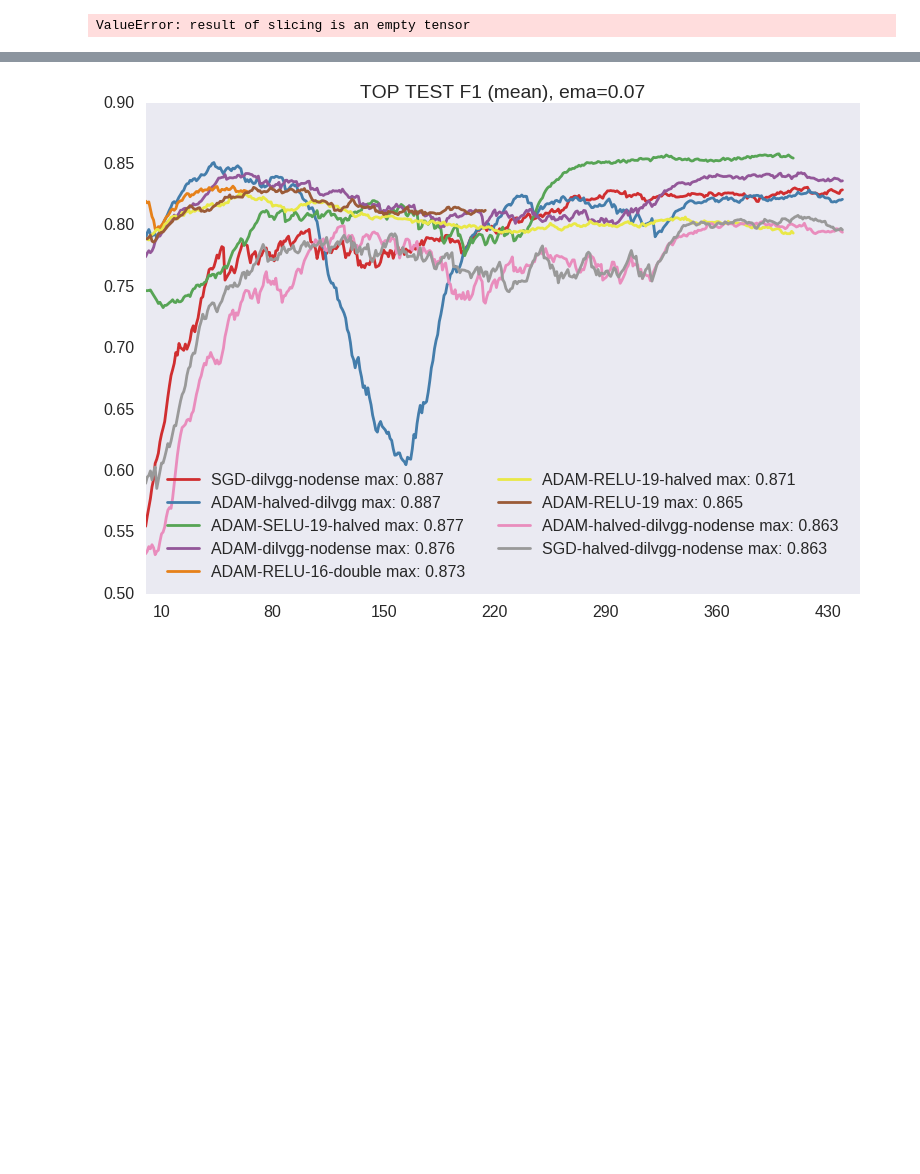
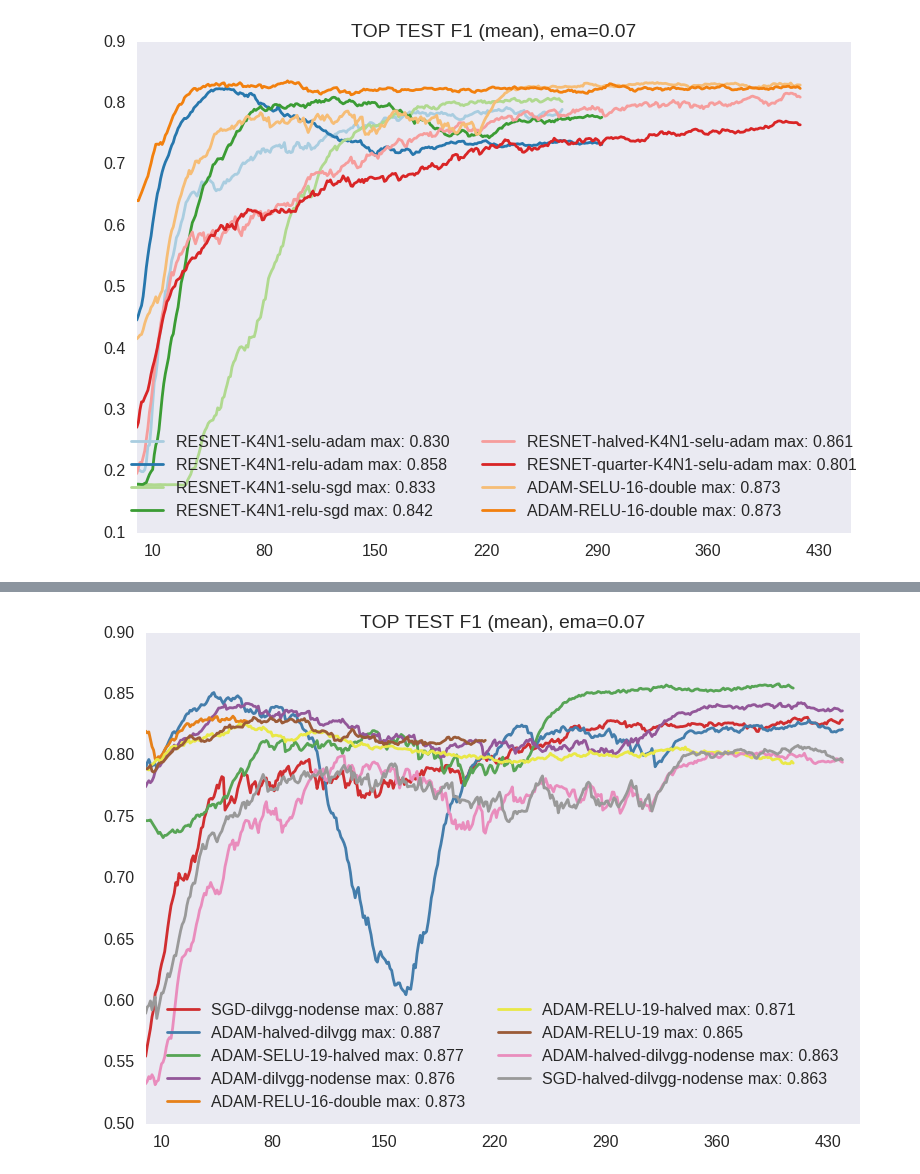
Before and after one commit to botcs/cinc2017, a Jupyter notebook: trainer-watcher.ipynb, the cells around one changed output, grey strips where cells are left out. Cells and saved outputs as stored; diff of their text form; code cells hidden in the pictures; blank space fills up the shorter version.

```diff
--- a/trainer-watcher.ipynb
+++ b/trainer-watcher.ipynb
@@ -20,16 +34,16 @@ load  saved/RESNET-K4N1-relu-sgd/0001/trainer
 # %%
 #%matplotlib notebook
-sns.set_palette(sns.color_palette("Set1", n_colors=14, desat=.8))
-def add_plot(T, alpha=0.07):
+sns.set_palette(sns.color_palette("Paired", n_colors=14, desat=.9))
+def add_plot(T, alpha=0.1):
     plt.plot(ema(th.cat(T.test_F1)[:, -1], alpha),
              label=T.path[6:-5]+' max: %.3f'%T.test_highscore)
 
 plt.close()
 plt.title('TOP TEST F1 (mean), ema=0.07')
 for T in resnet_trainers:
     add_plot(T)
 plt.xticks(range(10, 450, 70))
 plt.legend(loc='lower center', ncol=2)
 plt.show()
 # %% [output]
-ValueError: result of slicing is an empty tensor
+[figure, added]
```
Also changed, not shown: parts of 9 cells of this notebook, 2 other files.
